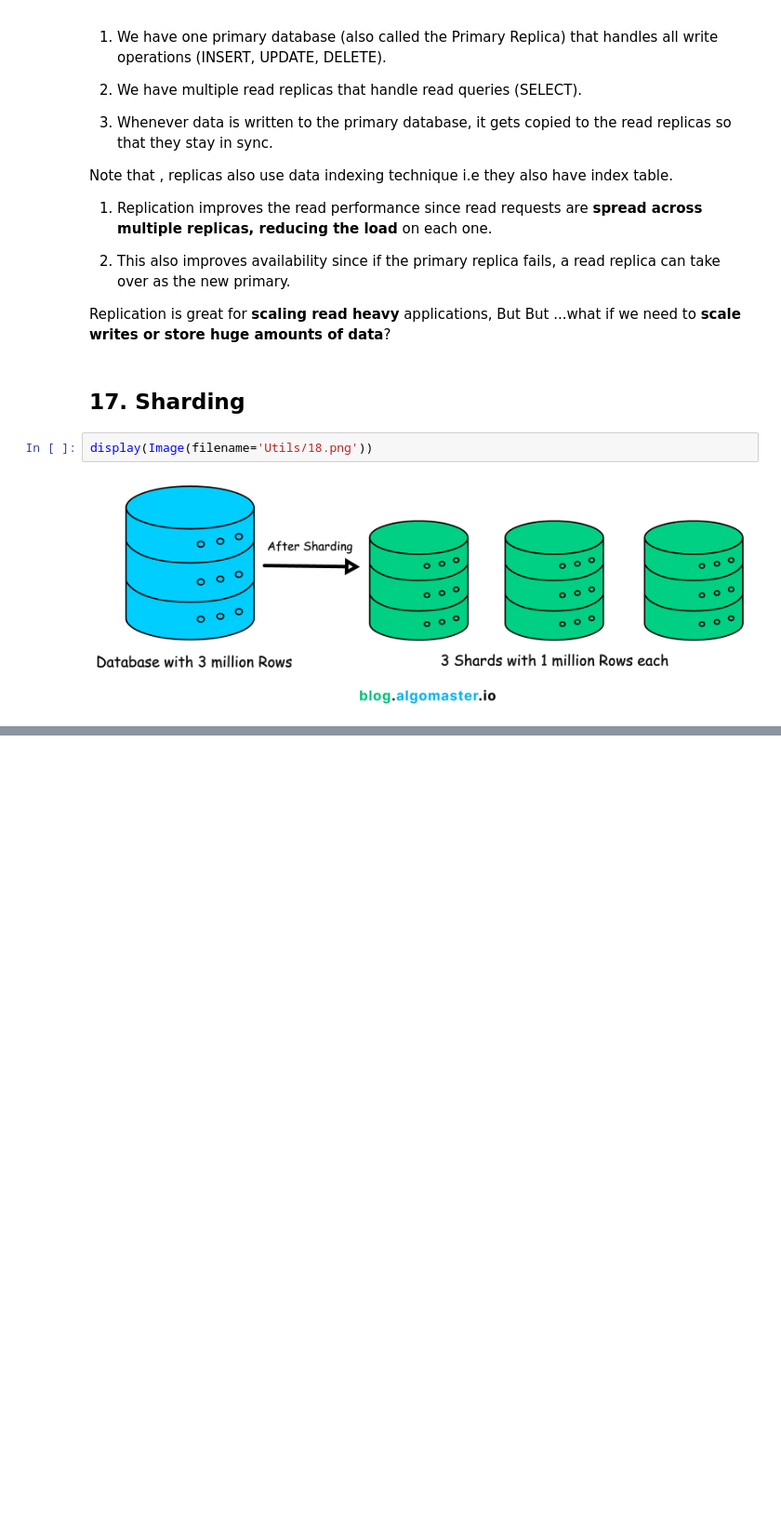
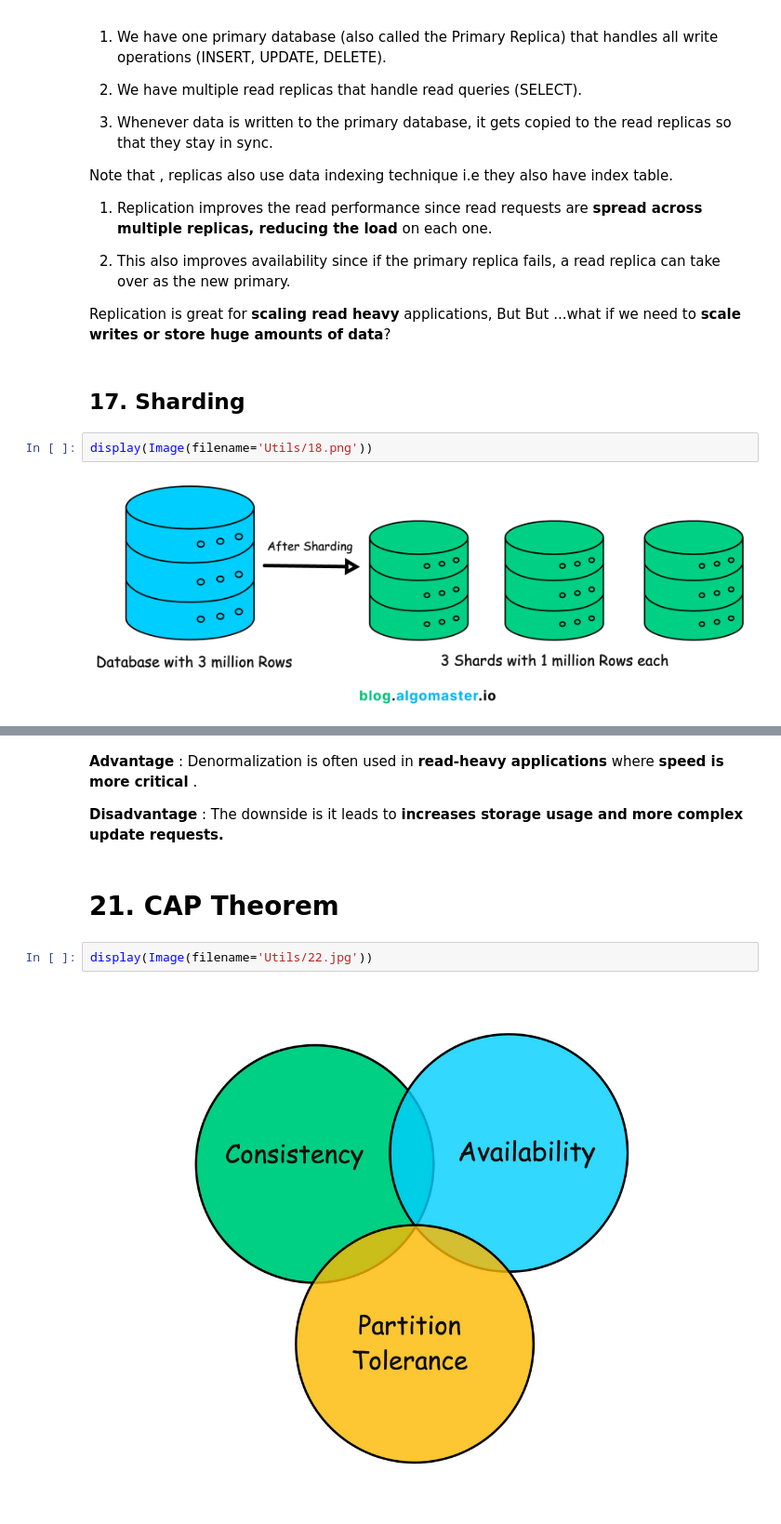
Before and after one commit to jain40470/System-Design, a Jupyter notebook: HLD/1. Basic/2 Basic Concepts.ipynb, the cells around one changed output, grey strips where cells are left out. Shown at 93% size. Saved outputs shown, nothing was run; the diff lists cells and outputs as text; blank space fills up the shorter version.

```diff
--- a/HLD/1. Basic/2 Basic Concepts.ipynb
+++ b/HLD/1. Basic/2 Basic Concepts.ipynb
@@ -610,0 +738,10 @@ This technique is called **Sharding**.
+# %% [markdown]
+**Advantage** : Denormalization is often used in **read-heavy applications** where **speed is more critical** .
+
+**Disadvantage** :  The downside is it leads to **increases storage usage and more complex update requests.**
+# %% [markdown]
+# 21. CAP Theorem
+# %%
+display(Image(filename='Utils/22.jpg'))
+# %% [output]
+[figure, added]
```
Also changed, not shown: parts of 43 cells of this notebook, 12 other files.
